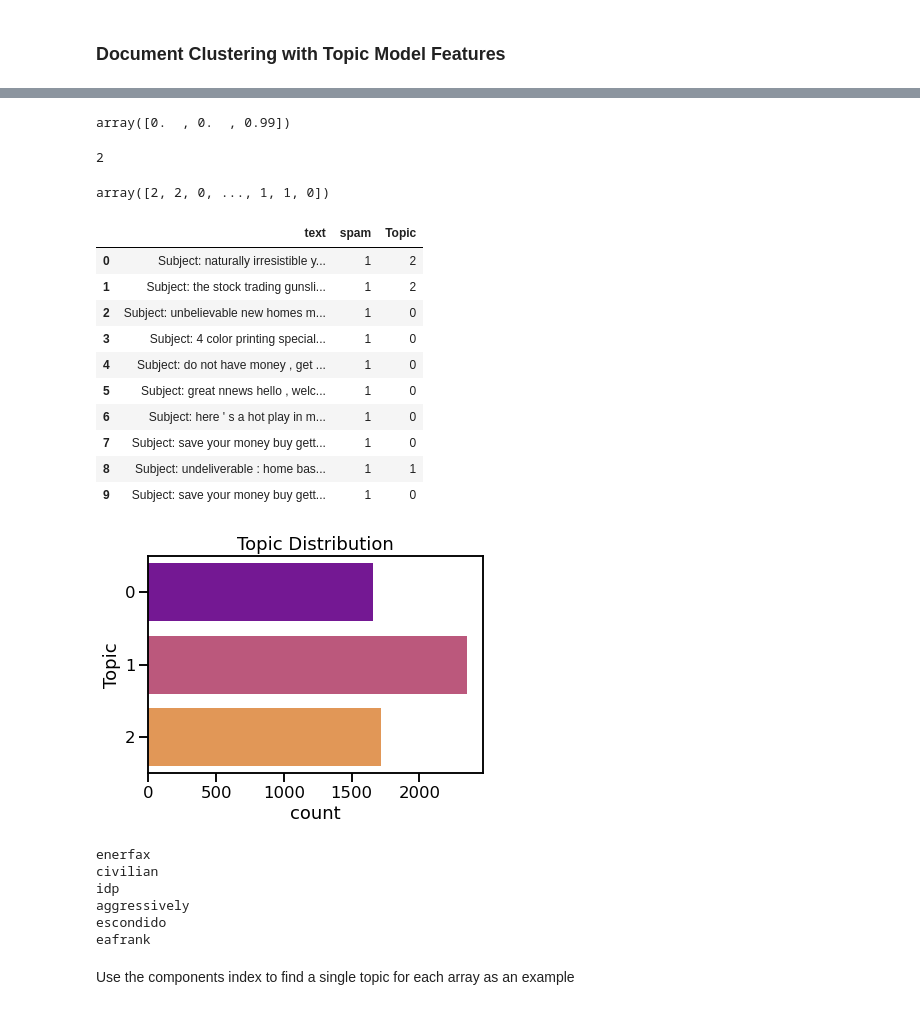
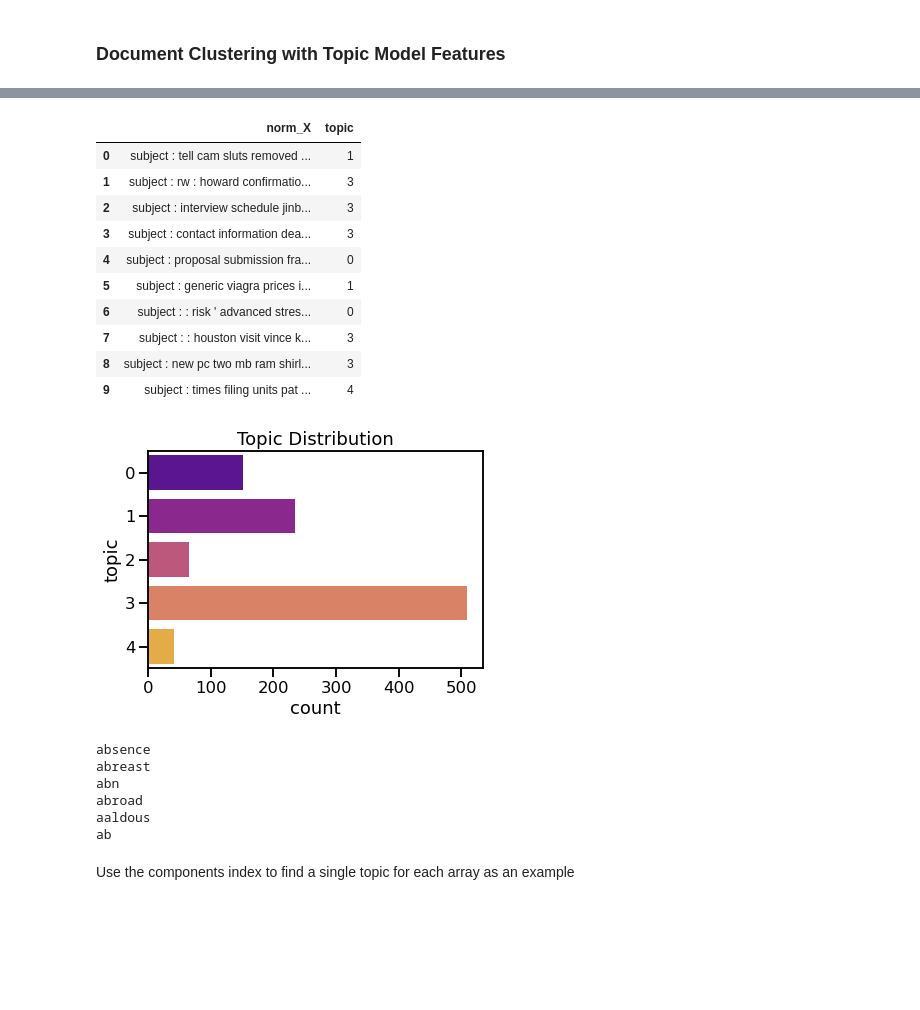
Before and after one commit to jeanbai/Spam-Emails-Detection, a Jupyter notebook: Spam Email Detection.ipynb, the cells around one changed output, grey strips where cells are left out. Cells and saved outputs as stored; diff of their text form; code cells hidden in the pictures; blank space fills up the shorter version.

```diff
--- a/Spam Email Detection.ipynb
+++ b/Spam Email Detection.ipynb
@@ -440,0 +487,3 @@ pd.concat([emails, cluster_labels], axis=1)
+# %%
+norm_emails = pd.DataFrame(norm_X)
+norm_emails.rename(columns={0:"norm_X"}, inplace=True)
@@ -441,2 +499,4 @@ pd.concat([emails, cluster_labels], axis=1)
 # %%
 cv = CountVectorizer(max_df=0.95, min_df=2, stop_words='english')
+# %%
+dtm = cv.fit_transform(norm_emails['norm_X'])
@@ -447,2 +510,0 @@ len(cv.get_feature_names())
-# %%
-dtm = cv.fit_transform(emails['text'])
@@ -497,12 +548,2 @@ array([0.00414872, 0.00346281, 0.99238848])
-# %%
-topic_results[0].round(2)
-# %% [output]
-array([0.  , 0.  , 0.99])
-# %%
-topic_results[0].argmax()
-# %% [output]
-2
 # %%
-topic_results.argmax(axis=1)
+norm_emails['topic'] = topic_results.argmax(axis=1)
-# %% [output]
-array([2, 2, 0, ..., 1, 1, 0])
@@ -511,37 +550,37 @@ emails['Topic'] = topic_results.argmax(axis=1)
 # %%
-emails.head(10)
+norm_emails.head(10)
 # %% [output]
-|  | text | spam | Topic |
-| 0 | Subject: naturally irresistible y... | 1 | 2 |
-| 1 | Subject: the stock trading gunsli... | 1 | 2 |
-| 2 | Subject: unbelievable new homes m... | 1 | 0 |
-| 3 | Subject: 4 color printing special... | 1 | 0 |
-| 4 | Subject: do not have money , get ... | 1 | 0 |
-| 5 | Subject: great nnews hello , welc... | 1 | 0 |
-| 6 | Subject: here ' s a hot play in m... | 1 | 0 |
-| 7 | Subject: save your money buy gett... | 1 | 0 |
-| 8 | Subject: undeliverable : home bas... | 1 | 1 |
-| 9 | Subject: save your money buy gett... | 1 | 0 |
+|  | norm_X | topic |
+| 0 | subject : tell cam sluts removed ... | 1 |
+| 1 | subject : rw : howard confirmatio... | 3 |
+| 2 | subject : interview schedule jinb... | 3 |
+| 3 | subject : contact information dea... | 3 |
+| 4 | subject : proposal submission fra... | 0 |
+| 5 | subject : generic viagra prices i... | 1 |
+| 6 | subject : : risk ' advanced stres... | 0 |
+| 7 | subject : : houston visit vince k... | 3 |
+| 8 | subject : new pc two mb ram shirl... | 3 |
+| 9 | subject : times filing units pat ... | 4 |
 # %%
 import seaborn as sns
 plt.figure(figsize=(6,4))
 sns.set_context('talk')
-sns.countplot(y=emails['Topic'], palette="plasma")
+sns.countplot(y=norm_emails['topic'], palette="plasma")
 plt.title('Topic Distribution');
 # %% [output]
-[figure, old version]
+[figure, new version]
 # %%
 import random
 for i in range(6):
-    random_word_id = random.randint(0,12300)
+    random_word_id = random.randint(0,12)
     print(cv.get_feature_names()[random_word_id])
 # %% [output]
-enerfax
-civilian
-idp
-aggressively
-escondido
-eafrank
+absence
+abreast
+abn
+abroad
+aaldous
+ab
 # %% [markdown]
 Use the components index to find a single topic for each array as an example
 # %%
```
Also changed, not shown: parts of 124 cells of this notebook.
